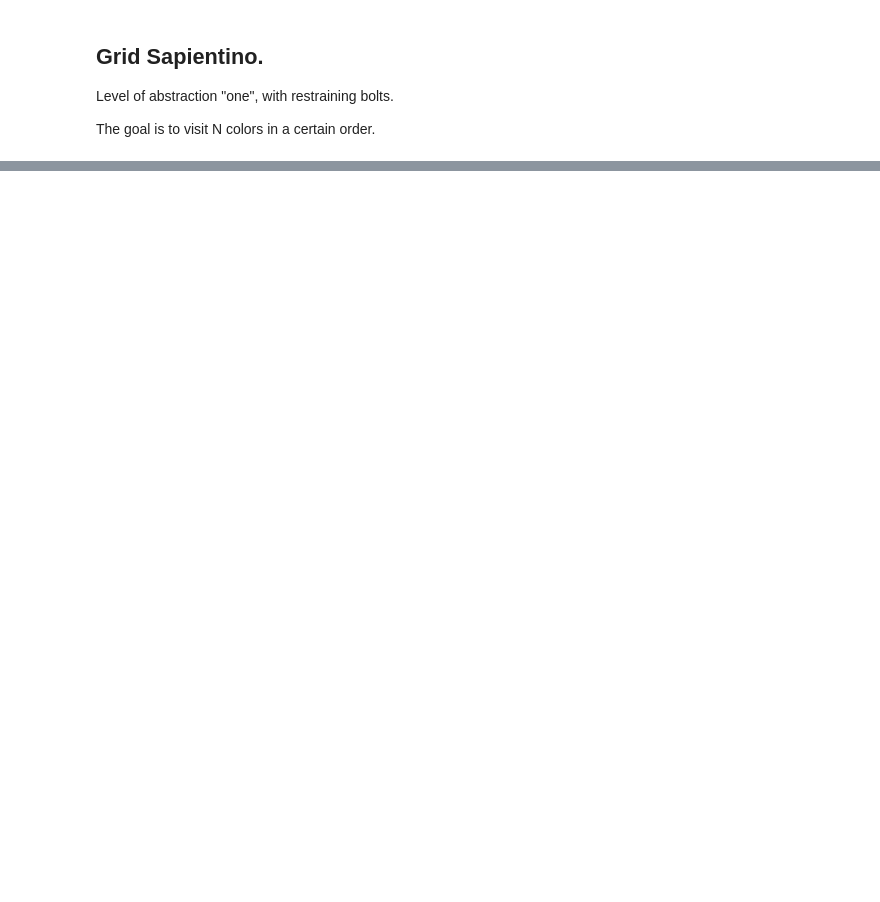
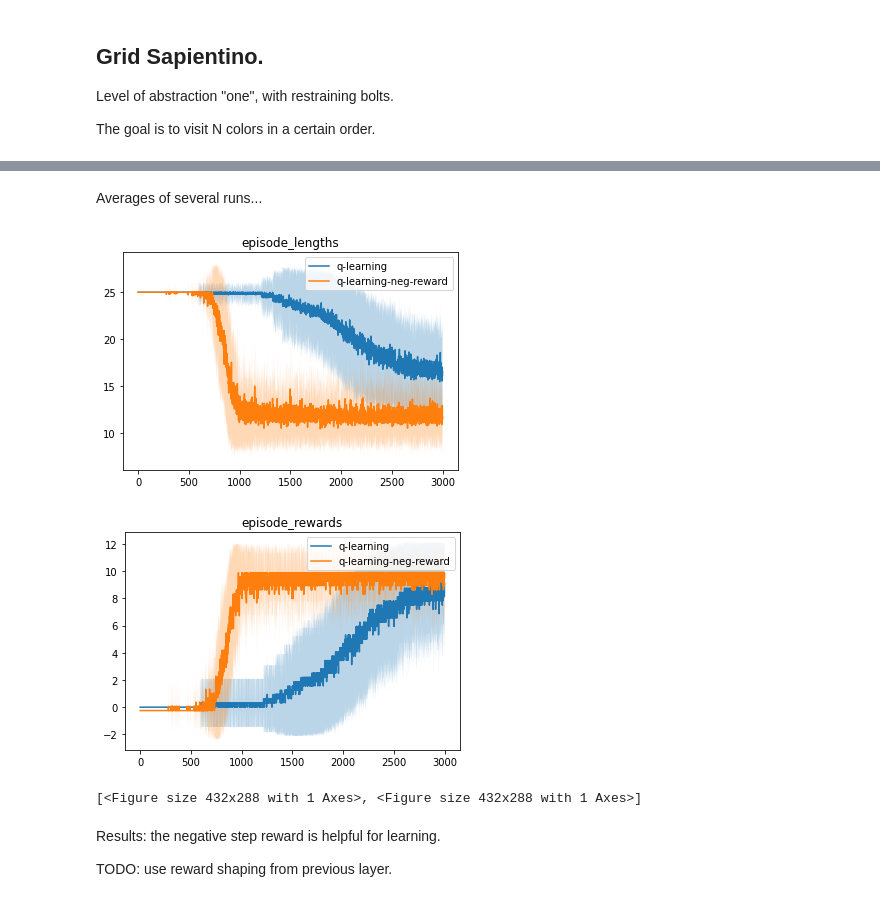
Before and after one commit to cipollone/multinav2, a Jupyter notebook: notebooks/02_grid_sapientino.ipynb, the cells around one changed output, grey strips where cells are left out. Drawn from its saved outputs; the diff is of its cells as text; code cells hidden in the pictures; blank space fills up the shorter version.

```diff
--- a/notebooks/02_grid_sapientino.ipynb
+++ b/notebooks/02_grid_sapientino.ipynb
@@ -47,0 +81,58 @@ Action space: Discrete(6)
+# %% [markdown]
+Averages of several runs...
+# %%
+def run_experiment(
+    nb_runs=32,
+    nb_processes=8,
+    reward_per_step=0.0,
+    reward_outside_grid=0.0,
+    reward_duplicate_beep=0.0,
+    nb_episodes=3000,
+    alpha=0.1,
+    eps=0.1,
+    gamma=0.9,
+    learning_rate_decay=False,
+    epsilon_decay=False,
+):
+    """Run a full experiment."""
+    nb_colors = 3
+    configuration = SapientinoConfiguration(
+        reward_per_step=reward_per_step,
+        reward_outside_grid=reward_outside_grid,
+        reward_duplicate_beep=reward_duplicate_beep,
+    )
+    env = SingleAgentWrapper(SapientinoDictSpace(configuration))
+    tg = GridSapientinoRB(nb_colors).make_sapientino_goal()
+    env = SapientinoTemporalWrapper(env, [tg])
+    env = MyStatsRecorder(TimeLimit(env, max_episode_steps=25))
+    seeds = list(range(nb_runs))
+    qlearning_params = dict(
+        nb_episodes=nb_episodes,
+        alpha=alpha,
+        eps=eps,
+        gamma=gamma,
+        learning_rate_decay=learning_rate_decay,
+        epsilon_decay=epsilon_decay,
+    )
+
+    experiment = Experiment(
+        env, q_learning, qlearning_params, nb_runs=nb_runs,
+        nb_processes=nb_processes, seeds=seeds
+    )
+
+    stats = experiment.run()
+    return stats
+
+stats_1 = run_experiment()
+stats_2 = run_experiment(reward_per_step=-0.01)
+
+plot_average_stats([stats_1, stats_2], ["q-learning", "q-learning-neg-reward"])
+# %% [output]
+[figure, added]
+[figure, added]
+[<Figure size 432x288 with 1 Axes>, <Figure size 432x288 with 1 Axes>]
+# %% [markdown]
+Results: the negative step reward
+is helpful for learning.
+
+TODO: use reward shaping from previous layer.
```
Also changed, not shown: parts of 5 cells of this notebook, 7 other files.
